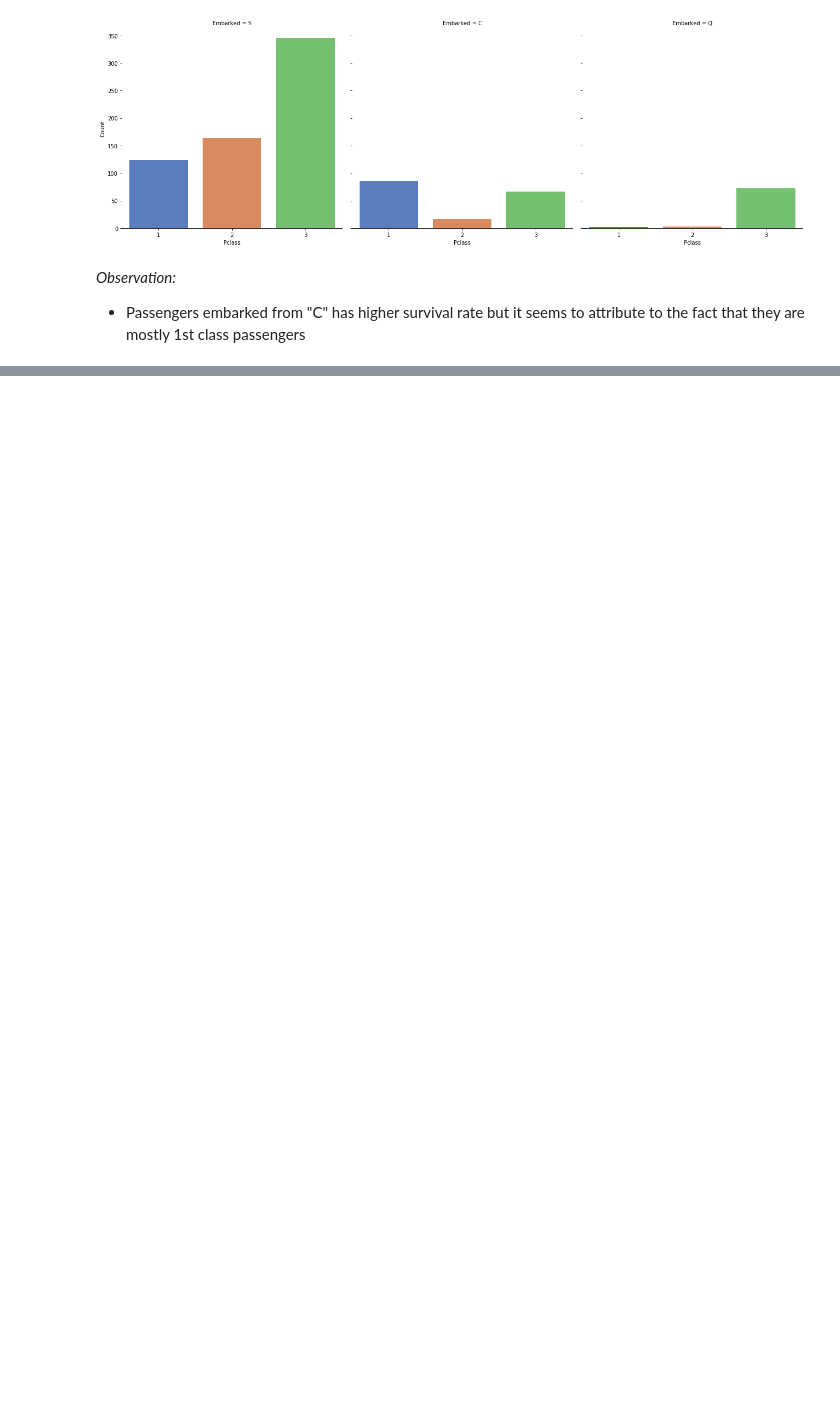
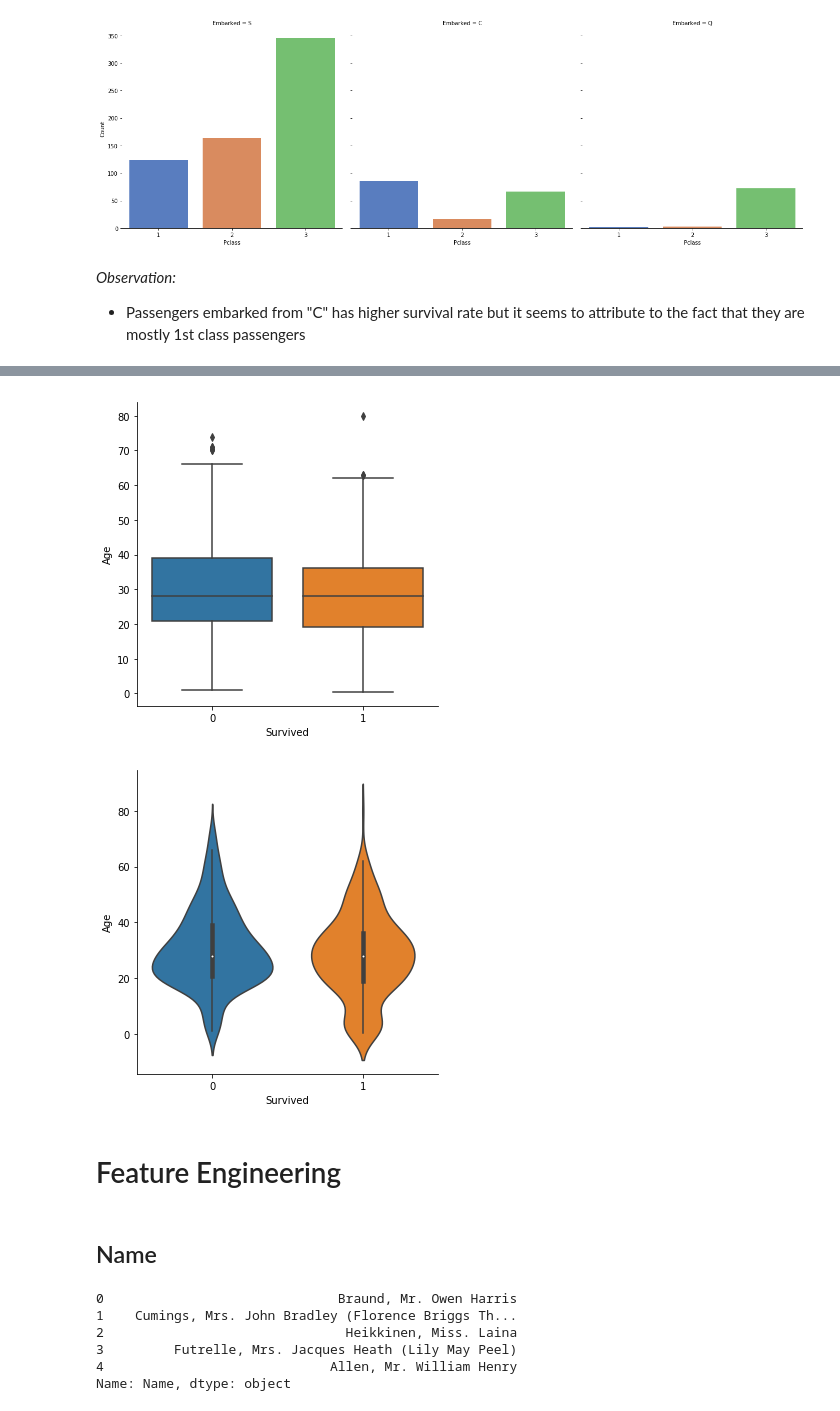
Before and after one commit to yuki678/kaggle, a Jupyter notebook: Titanic/Titanic Ensamble Model Test.ipynb, the cells around one changed output, grey strips where cells are left out. Cells and saved outputs as stored; diff of their text form; code cells hidden in the pictures; blank space fills up the shorter version.

Commit message:
fix: Add Feature Engineering, Modeling, Training and Prediction

```diff
--- a/Titanic/Titanic Ensamble Model Test.ipynb
+++ b/Titanic/Titanic Ensamble Model Test.ipynb
@@ -307,0 +375,19 @@ g = g.set_ylabels("Count")
+# %%
+g = sns.factorplot(x="Survived", y="Age", data=train, kind="box")
+g = sns.factorplot(x="Survived", y="Age", data=train, kind="violin")
+# %% [output]
+[figure, added]
+[figure, added]
+# %% [markdown]
+# Feature Engineering
+# %% [markdown]
+## Name
+# %%
+dataset["Name"].head()
+# %% [output]
+0                              Braund, Mr. Owen Harris
+1    Cumings, Mrs. John Bradley (Florence Briggs Th...
+2                               Heikkinen, Miss. Laina
+3         Futrelle, Mrs. Jacques Heath (Lily May Peel)
+4                             Allen, Mr. William Henry
+Name: Name, dtype: object
```
Also changed, not shown: parts of 74 cells of this notebook.
